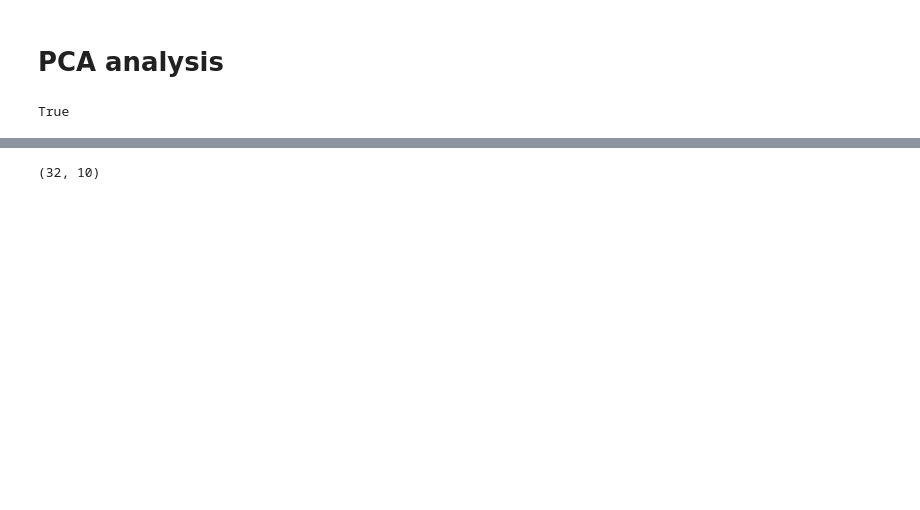
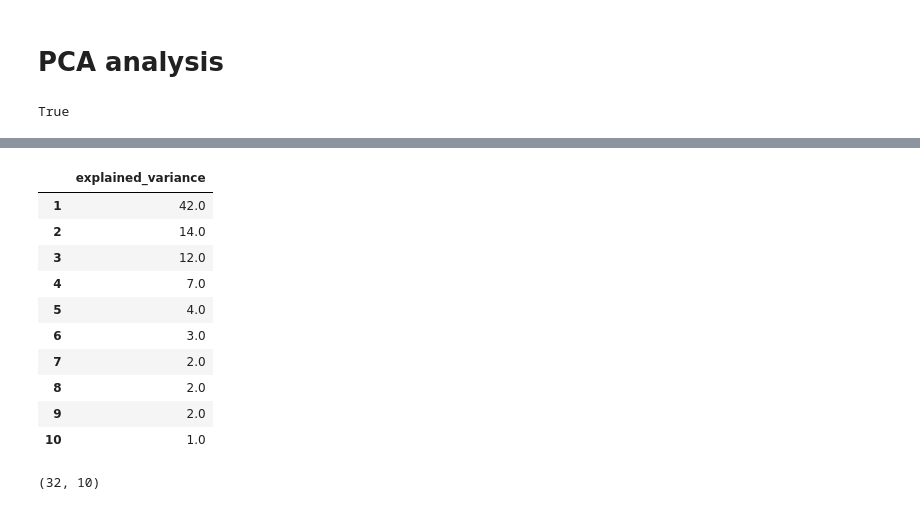
Before and after one commit to BleekerLab/PhenoFeatureFinder, a Jupyter notebook: docs/example.ipynb, the cells around one changed output, grey strips where cells are left out. Saved outputs shown, nothing was run; the diff lists cells and outputs as text; code cells hidden in the pictures; blank space fills up the shorter version.

```diff
--- a/docs/example.ipynb
+++ b/docs/example.ipynb
@@ -57,4 +59,19 @@ type(metabolome_analysis.create_scree_plot())
 NoneType
+# %%
+metabolome_analysis.exp_variance
+#metabolome_analysis.exp_variance.iloc[0,0]
+# %% [output]
+|  | explained_variance |
+| 1 | 42.0 |
+| 2 | 14.0 |
+| 3 | 12.0 |
+| 4 | 7.0 |
+| 5 | 4.0 |
+| 6 | 3.0 |
+| 7 | 2.0 |
+| 8 | 2.0 |
+| 9 | 2.0 |
+| 10 | 1.0 |
 # %%
 metabolome_analysis.metabolome_pca_reduced.shape
 # %% [output]
```
Also changed, not shown: parts of 36 cells of this notebook, 4 other files.
